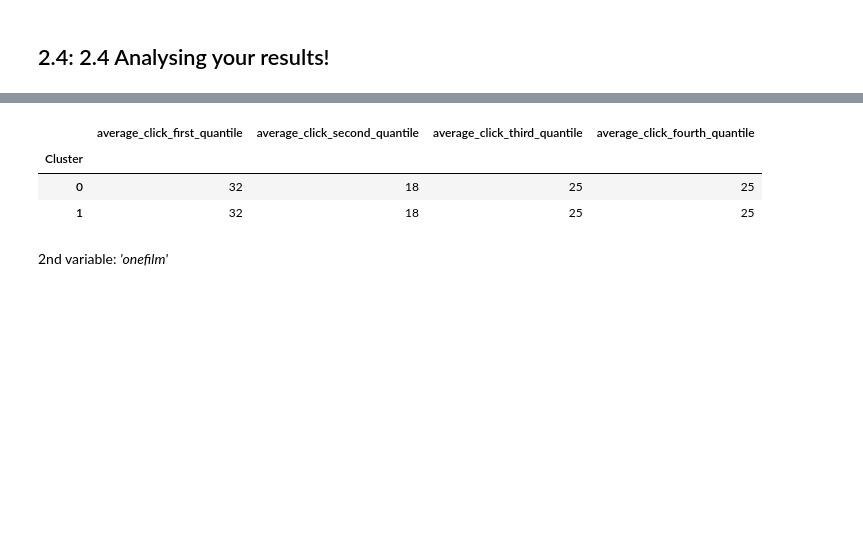
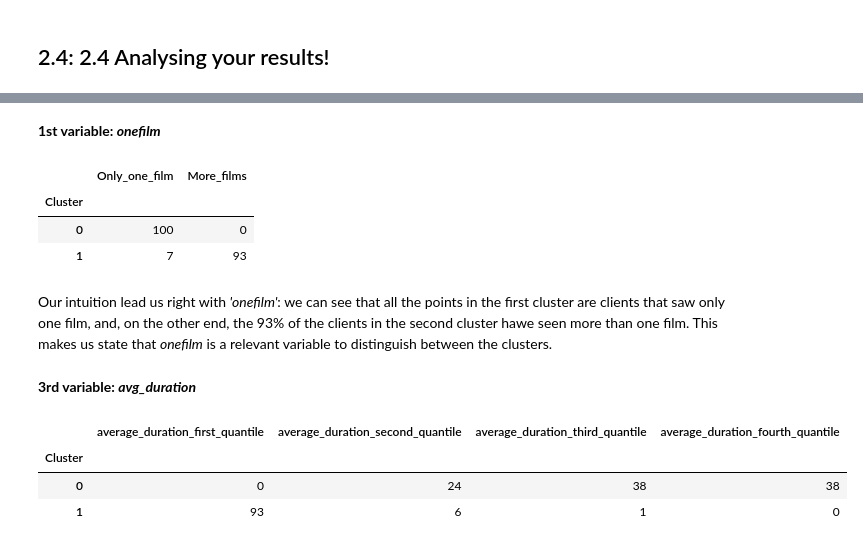
Before and after one commit to HazemTarek1080/A-Comprehensive-Analysis-of-Netflix-User-Behavior-Through-Hashing-and-Clustering-Techniques, a Jupyter notebook: Q2.3_2.4.ipynb, the cells around one changed output, grey strips where cells are left out. Saved outputs shown, nothing was run; the diff lists cells and outputs as text; code cells hidden in the pictures; blank space fills up the shorter version.

```diff
--- a/Q2.3_2.4.ipynb
+++ b/Q2.3_2.4.ipynb
@@ -184,9 +165,9 @@ ax2.scatter(
 # %% [markdown]
 ### 2.3.3: Run the algorithm on the data obtained from the dimensionality reduction.
 # %%
-#results - PCA 9, Kmeans
+#results - PCA 9, Kmeans with k=2
 centroids = extract_starting_centroids(dfrddpca9, 2)
-_, keys9, centroids,  niter9  = Kmeans(dfrddpca9, centroids, 2, 0)
+_, keys9, centroids_final,  niter9  = Kmeans(dfrddpca9, centroids, 2, 0)
 
 #Insert cluster label in the original dataframe
 dftotal9 = pd.read_json('allvariables.json', lines=True)
@@ -404,27 +409,57 @@ First variable: *average_click*
+# %% [markdown]
+**1st variable: *onefilm***
+# %%
+# Dataset copy to create the pivot table
+dfpivot = dftotal9.copy()
+dfpivot = dfpivot[['Cluster', 'onefilm']]
+
+# Summarizing values
+pivotpart = dfpivot.groupby('Cluster').agg(list)
+takeproportion = lambda l: sum(l)/len(l)
+pivotpart['Only_one_film']= pivotpart.onefilm.apply(lambda x: round(takeproportion(x) * 100))
+pivotpart['More_films'] = pivotpart.onefilm.apply(lambda x: round((1 -takeproportion(x)) * 100))
+
+# Dropping unused columns
+pivotpart.drop('onefilm', axis=1, inplace=True)
+
+#Showing pivot table
+pivotpart
+# %% [output]
+|  | Only_one_film | More_films |
+| Cluster |  |  |
+| 0 | 100 | 0 |
+| 1 | 7 | 93 |
+# %% [markdown]
+Our intuition lead us right with *'onefilm'*: we can see that all the points in the first cluster are clients that saw only one film, and, on the other end, the 93% of the clients in the second cluster hawe seen more than one film. This makes us state that *onefilm* is a relevant variable to distinguish between the clusters.
+# %% [markdown]
+**3rd variable: *avg_duration***
 # %%
+# Dataset copy to create table
 dfpivot = dftotal9.copy()
-dfpivot = dfpivot[['Cluster', 'average_click']]
+dfpivot = dfpivot[['Cluster', 'avg_duration']]
 
-average_click_part = dfpivot.average_click.quantile([.25, .5, .75]).values
-dfpivot['average_click_first_quantile'] = dfpivot.average_click.apply(lambda row: row <= average_click_part[0] )
-dfpivot['average_click_second_quantile'] = dfpivot.average_click.apply(lambda row: (row <= average_click_part[1]) & (row > average_click_part[0]))
-dfpivot['average_click_third_quantile'] = dfpivot.average_click.apply(lambda row: (row <= average_click_part[2]) & (row > average_click_part[1]) )
-dfpivot['average_click_fourth_quantile'] = dfpivot.average_click.apply(lambda row: row > average_click_part[2] )
+# Partitioning 'avg_duration' values into four categouries using the quartiles
+avg_duration_part = dfpivot.avg_duration.quantile([.25, .5, .75]).values
+dfpivot['average_duration_first_quartile'] = dfpivot.avg_duration.apply(lambda row: row <= avg_duration_part[0] )
+dfpivot['average_duration_second_quartile'] = dfpivot.avg_duration.apply(lambda row: (row <= avg_duration_part[1]) & (row > avg_duration_part[0]))
+dfpivot['average_duration_third_quartile'] = dfpivot.avg_duration.apply(lambda row: (row <= avg_duration_part[2]) & (row > avg_duration_part[1]) )
+dfpivot['average_duration_fourth_quartile'] = dfpivot.avg_duration.apply(lambda row: row > avg_duration_part[2] )
 
+# Summarizing the results: getting the percentage of each subcategory
 pivotpart = dfpivot.groupby('Cluster').agg(list)
 takepercentage = lambda l: round(sum(l)/len(l) * 100)
-pivotpart.average_click_first_quantile = pivotpart.average_click_first_quantile.apply(takepercentage)
-pivotpart.average_click_second_quantile = pivotpart.average_click_second_quantile.apply(takepercentage)
-pivotpart.average_click_third_quantile = pivotpart.average_click_third_quantile.apply(takepercentage)
-pivotpart.average_click_fourth_quantile = pivotpart.average_click_fourth_quantile.apply(takepercentage)
+pivotpart.average_duration_first_quartile = pivotpart.average_duration_first_quartile.apply(takepercentage)
+pivotpart.average_duration_second_quartile = pivotpart.average_duration_second_quartile.apply(takepercentage)
+pivotpart.average_duration_third_quartile = pivotpart.average_duration_third_quartile.apply(takepercentage)
+pivotpart.average_duration_fourth_quartile = pivotpart.average_duration_fourth_quartile.apply(takepercentage)
 
-pivotpart.drop('average_click', axis=1, inplace=True)
+# Dropping unused column
+pivotpart.drop('avg_duration', axis=1, inplace=True)
 
+# Showing pivot table
 pivotpart
 # %% [output]
-|  | average_click_first_quantile | average_click_second_quantile | average_click_third_quantile | average_click_fourth_quantile |
+|  | average_duration_first_quantile | average_duration_second_quantile | average_duration_third_quantile | average_duration_fourth_quantile |
 | Cluster |  |  |  |  |
-| 0 | 32 | 18 | 25 | 25 |
-| 1 | 32 | 18 | 25 | 25 |
+| 0 | 0 | 24 | 38 | 38 |
+| 1 | 93 | 6 | 1 | 0 |
-# %% [markdown]
-2nd variable: *'onefilm'*
```
Also changed, not shown: parts of 46 cells of this notebook.
